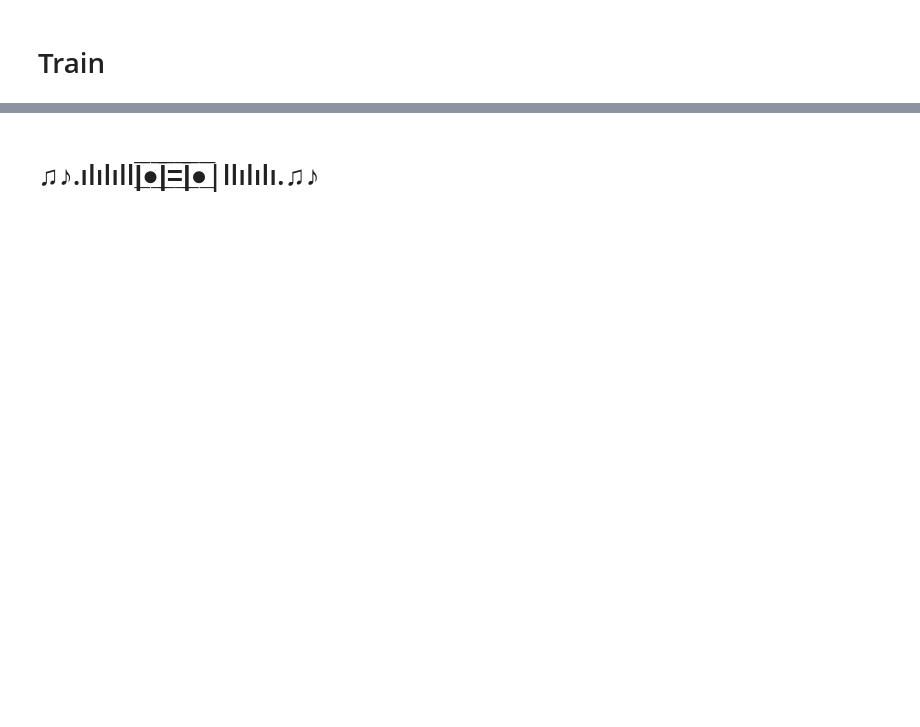
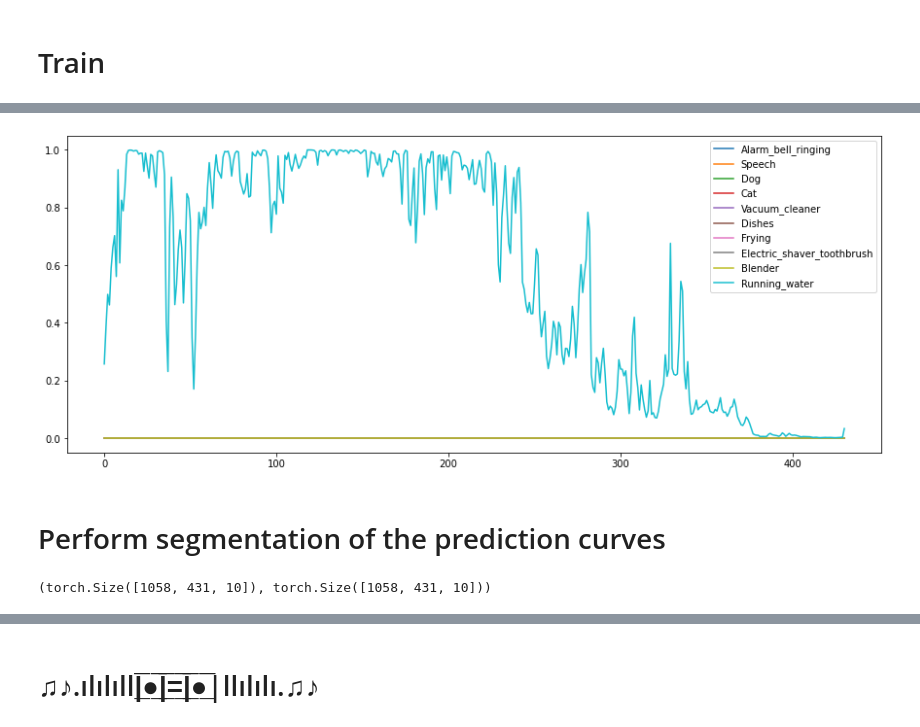
Before and after one commit to lcances/dcase2020_task4, a Jupyter notebook: notebooks/dcase2019_system.ipynb, the cells around one changed output, grey strips where cells are left out. Drawn from its saved outputs; the diff is of its cells as text; code cells hidden in the pictures; blank space fills up the shorter version.

Commit message:
dcase2019_system with optimization and model checkpoint (best model saved)

```diff
--- a/notebooks/dcase2019_system.ipynb
+++ b/notebooks/dcase2019_system.ipynb
@@ -319,0 +513,2 @@ for e in range(nb_epochs):
+# %%
+initial_f1, best_f1, best_at_thresholds, history = simulated_anealing(weak_y_pred, weak_y_true, 20, 400)
@@ -319,0 +528,5 @@ for e in range(nb_epochs):
+# %%
+best_weak_y_pred = weak_y_pred.clone().detach()
+
+best_weak_y_pred[best_weak_y_pred > best_at_thresholds] = 1
+best_weak_y_pred[best_weak_y_pred <= best_at_thresholds] = 0
@@ -319,0 +537,17 @@ for e in range(nb_epochs):
+# %%
+# Prune the result of fill the missing curve with 0 segments
+def prune_prediction(strong_y_pred, weak_y_pred):
+    """ Prune the strong prediciton by zeroing all classes that are not predicted. """
+    pruned_strong_y_pred = strong_y_pred.clone().detach()
+
+    for index in range(len(pruned_strong_y_pred)):
+        cls_result = weak_y_pred[index]
+
+        # Create a full mask using repeat
+        length = strong_y_pred.size()[-1]
+        cls_mask = cls_result.unsqueeze(1).repeat(1, length)
+        pruned_strong_y_pred[index] *= cls_mask
+
+    return pruned_strong_y_pred
+# %%
+pruned_strong_y_pred = prune_prediction(strong_y_pred, best_weak_y_pred)
@@ -319,0 +567,15 @@ for e in range(nb_epochs):
+# %%
+import matplotlib.pyplot as plt
+
+class_list = list(DESEDManager.cls_dict.keys())
+plt.figure(0, figsize=(15, 6))
+
+for i, class_name in enumerate(class_list):
+    plt.plot(pruned_strong_y_pred[1][i], label=class_name)
+
+plt.legend()
+plt.show()
+# %% [output]
+[figure, added]
+# %% [markdown]
+# Perform segmentation of the prediction curves
@@ -319,0 +593,7 @@ for e in range(nb_epochs):
+# %%
+## Optimizer take data in the following shape (file, seq, class)
+strong_y_true = strong_y_true.permute(0, 2, 1)
+pruned_strong_y_pred = pruned_strong_y_pred.permute(0, 2, 1)
+strong_y_true.shape, pruned_strong_y_pred.shape
+# %% [output]
+(torch.Size([1058, 431, 10]), torch.Size([1058, 431, 10]))
```
Also changed, not shown: parts of 39 cells of this notebook, 2 other files.
